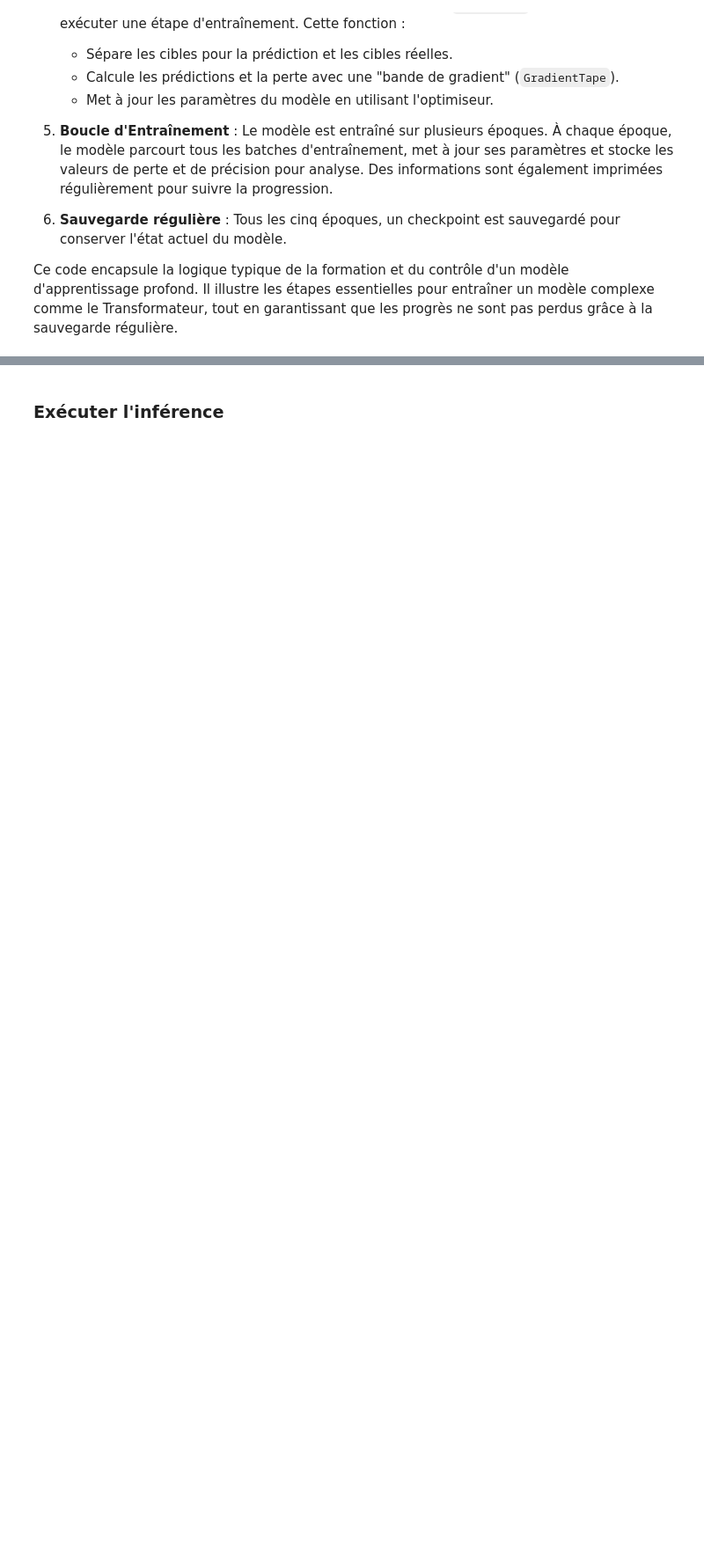
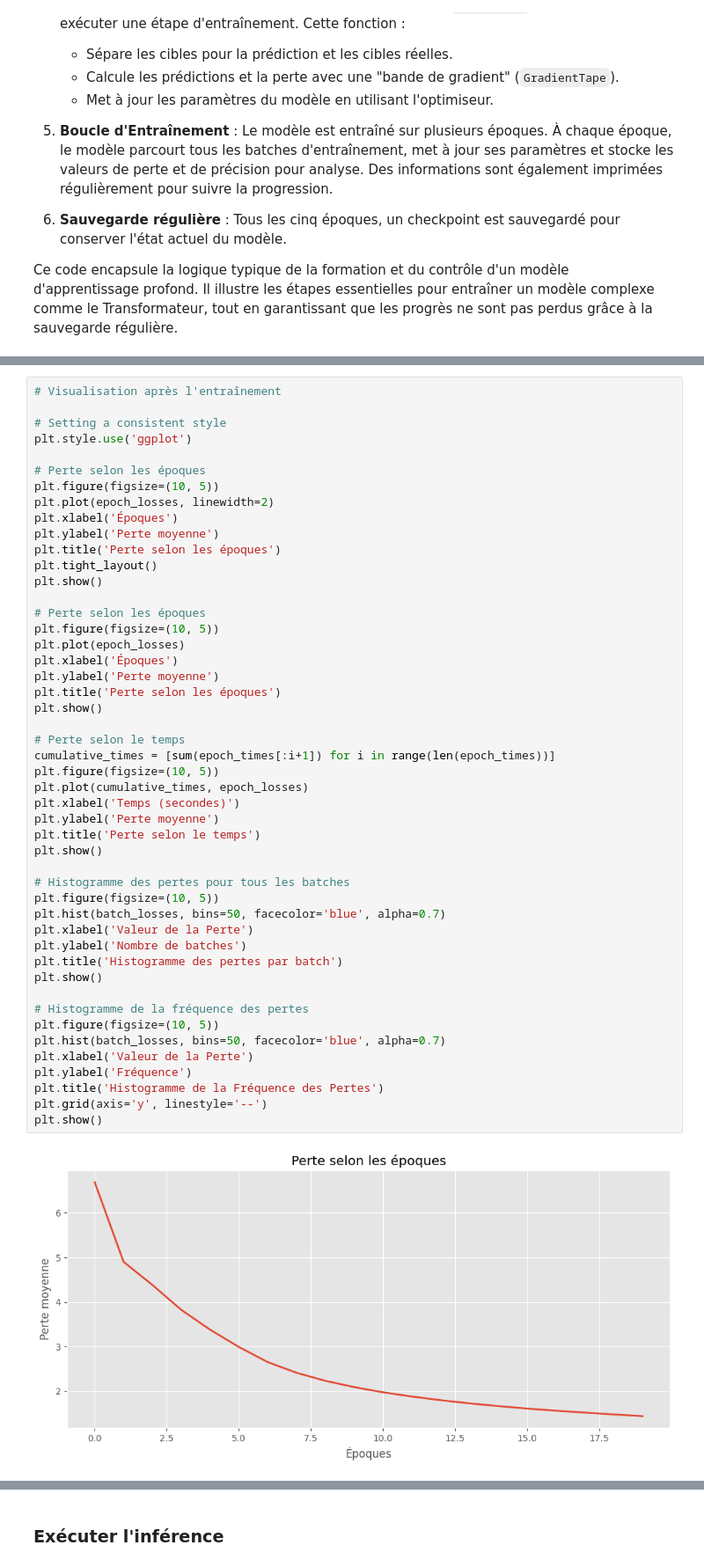
Before and after one commit to TheoGachet/machine-translation-with-transformer, a Jupyter notebook: translation-transformer-notebook.ipynb, the cells around one changed output, grey strips where cells are left out. Shown at 88% size. Cells and saved outputs as stored; diff of their text form; blank space fills up the shorter version.

```diff
--- a/translation-transformer-notebook.ipynb
+++ b/translation-transformer-notebook.ipynb
@@ -1188,0 +1223,50 @@ Temps pris pour 1 époque: 143.02 secondes
+# %%
+# Visualisation après l'entraînement
+
+# Setting a consistent style
+plt.style.use('ggplot')
+
+# Perte selon les époques
+plt.figure(figsize=(10, 5))
+plt.plot(epoch_losses, linewidth=2)
+plt.xlabel('Époques')
+plt.ylabel('Perte moyenne')
+plt.title('Perte selon les époques')
+plt.tight_layout()
+plt.show()
+
+# Perte selon les époques
+plt.figure(figsize=(10, 5))
+plt.plot(epoch_losses)
+plt.xlabel('Époques')
+plt.ylabel('Perte moyenne')
+plt.title('Perte selon les époques')
+plt.show()
+
+# Perte selon le temps
+cumulative_times = [sum(epoch_times[:i+1]) for i in range(len(epoch_times))]
+plt.figure(figsize=(10, 5))
+plt.plot(cumulative_times, epoch_losses)
+plt.xlabel('Temps (secondes)')
+plt.ylabel('Perte moyenne')
+plt.title('Perte selon le temps')
+plt.show()
+
+# Histogramme des pertes pour tous les batches
+plt.figure(figsize=(10, 5))
+plt.hist(batch_losses, bins=50, facecolor='blue', alpha=0.7)
+plt.xlabel('Valeur de la Perte')
+plt.ylabel('Nombre de batches')
+plt.title('Histogramme des pertes par batch')
+plt.show()
+
+# Histogramme de la fréquence des pertes
+plt.figure(figsize=(10, 5))
+plt.hist(batch_losses, bins=50, facecolor='blue', alpha=0.7)
+plt.xlabel('Valeur de la Perte')
+plt.ylabel('Fréquence')
+plt.title('Histogramme de la Fréquence des Pertes')
+plt.grid(axis='y', linestyle='--')
+plt.show()
+# %% [output]
+[figure, added]
```
Also changed, not shown: parts of 17 cells of this notebook, 1 other file.
